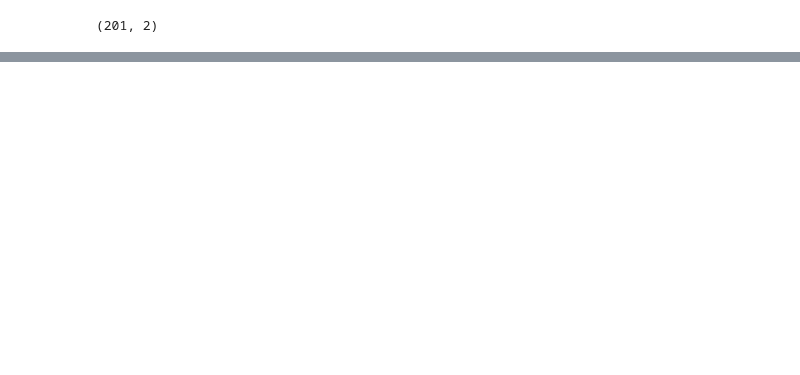
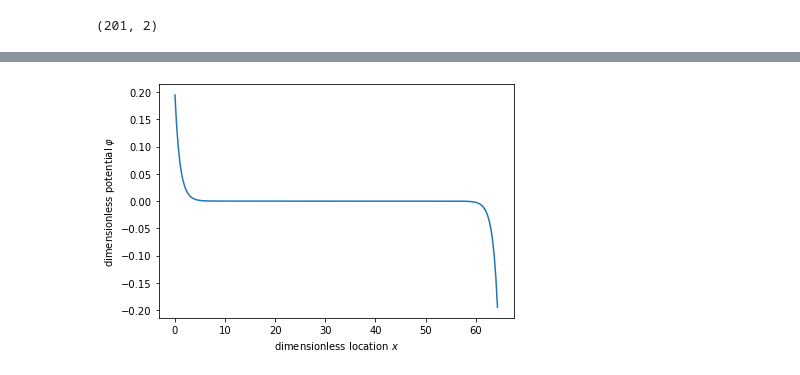
Before and after one commit to ColgateShots/PNP, a Jupyter notebook: sample_case_1d_cell.ipynb, the cells around one changed output, grey strips where cells are left out. Drawn from its saved outputs; the diff is of its cells as text; code cells hidden in the pictures; blank space fills up the shorter version.

```diff
--- a/sample_case_1d_cell.ipynb
+++ b/sample_case_1d_cell.ipynb
@@ -95,7 +93,7 @@ ref_concentration.shape
 fig = plt.figure()
 ax = fig.add_subplot()
 ax.plot(ref_x, ref_potential)
-ax.set_ylabel(r'potential $\varphi\, (\mathrm{V})$')
-ax.set_xlabel(r'location $x\, (\mathrm{m})$')
+ax.set_ylabel(r'dimensionless potential $\varphi$')
+ax.set_xlabel(r'dimensionless location $x$')
 fig.tight_layout()
 # %% [output]
@@ -104,3 +100,4 @@ fig.tight_layout()
+[figure, added]
 # %%
 fig = plt.figure()
 ax = fig.add_subplot()
```
Also changed, not shown: parts of 7 cells of this notebook.
